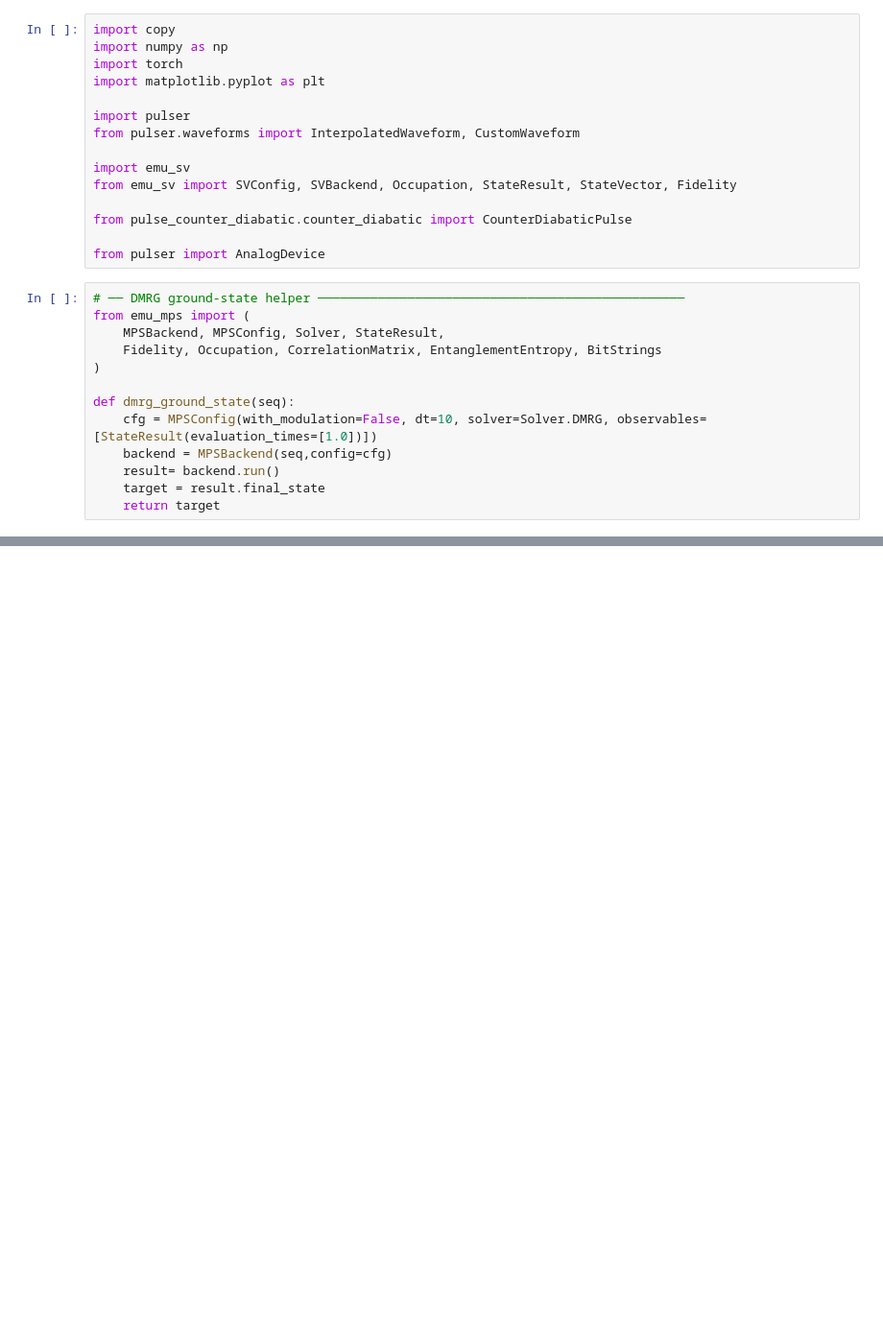
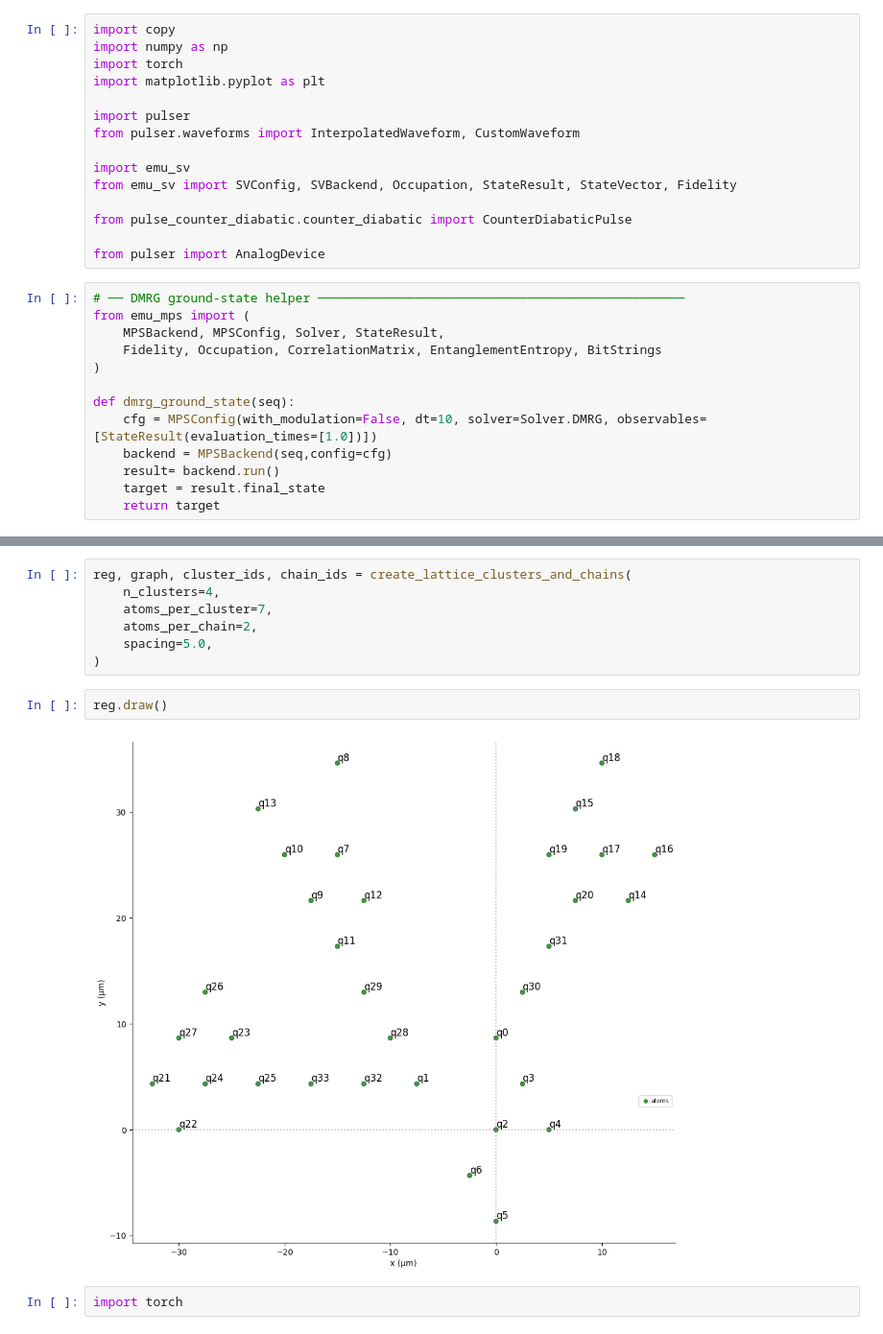
Before and after one commit to murogrande/pulse_counter_diabatic, a Jupyter notebook: test_cold.ipynb, the cells around one changed output, grey strips where cells are left out. Shown at 96% size. Cells and saved outputs as stored; diff of their text form; blank space fills up the shorter version.

```diff
--- a/test_cold.ipynb
+++ b/test_cold.ipynb
@@ -222,0 +397,13 @@ max |c| (Z, should be ≈ 0): 0.0
+# %%
+reg, graph, cluster_ids, chain_ids = create_lattice_clusters_and_chains(
+    n_clusters=4,
+    atoms_per_cluster=7,
+    atoms_per_chain=2,
+    spacing=5.0,
+)
+# %%
+reg.draw()
+# %% [output]
+[figure, added]
+# %%
+import torch
```
Also changed, not shown: parts of 11 cells of this notebook, 3 other files.
